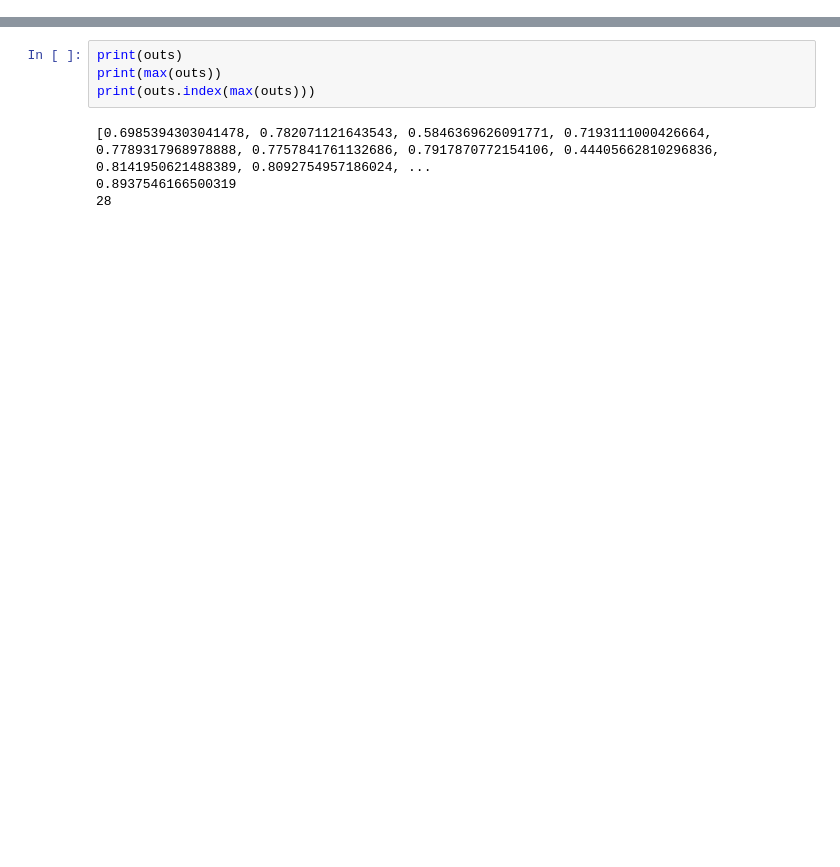
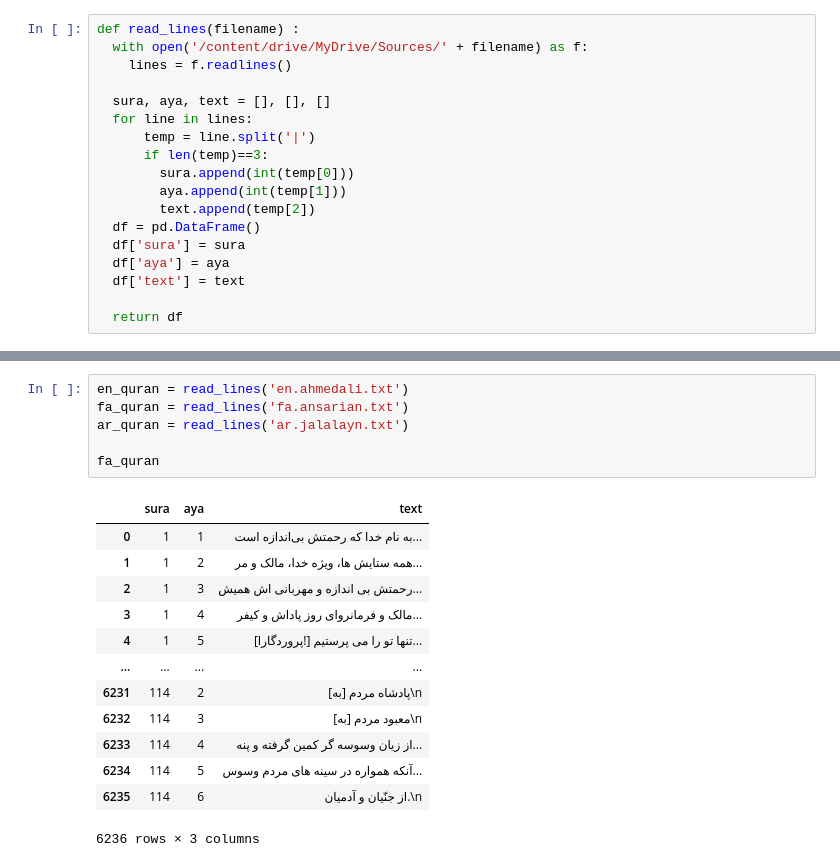
Before and after one commit to elnazrahmati/NLP_course, a Jupyter notebook: HW_3/EmbeddingTransform.ipynb, the cells around one changed output, grey strips where cells are left out. Cells and saved outputs as stored; diff of their text form; blank space fills up the shorter version.

```diff
--- a/HW_3/EmbeddingTransform.ipynb
+++ b/HW_3/EmbeddingTransform.ipynb
@@ -147,2 +189,20 @@ model = torch.load('/content/drive/MyDrive/transform.pt', map_location=torch.dev
+# %%
+def read_lines(filename) :
+  with open('/content/drive/MyDrive/Sources/' + filename) as f:
+    lines = f.readlines()
+
+  sura, aya, text = [], [], []
+  for line in lines:
+      temp = line.split('|')
+      if len(temp)==3:
+        sura.append(int(temp[0]))
+        aya.append(int(temp[1]))
+        text.append(temp[2])
+  df = pd.DataFrame()
+  df['sura'] = sura
+  df['aya'] = aya
+  df['text'] = text
+
+  return df
 # %%
 from sklearn.preprocessing import normalize
@@ -157,8 +230,20 @@ for i in range(30) :
-# %%
-print(outs)
-print(max(outs))
-print(outs.index(max(outs)))
-# %% [output]
-[0.6985394303041478, 0.782071121643543, 0.5846369626091771, 0.7193111000426664, 0.7789317968978888, 0.7757841761132686, 0.7917870772154106, 0.44405662810296836, 0.8141950621488389, 0.8092754957186024, ...
-0.8937546166500319
-28
+# %%
+en_quran = read_lines('en.ahmedali.txt')
+fa_quran = read_lines('fa.ansarian.txt')
+ar_quran = read_lines('ar.jalalayn.txt')
+
+fa_quran
+# %% [output]
+|  | sura | aya | text |
+| 0 | 1 | 1 | به نام خدا که رحمتش بی‌اندازه است... |
+| 1 | 1 | 2 | همه ستایش ها، ویژه خدا، مالک و مر... |
+| 2 | 1 | 3 | رحمتش بی اندازه و مهربانی اش همیش... |
+| 3 | 1 | 4 | مالک و فرمانروای روز پاداش و کیفر... |
+| 4 | 1 | 5 | [پروردگارا!] تنها تو را می پرستیم... |
+| ... | ... | ... | ... |
+| 6231 | 114 | 2 | [به] پادشاه مردم\n |
+| 6232 | 114 | 3 | [به] معبود مردم\n |
+| 6233 | 114 | 4 | از زیان وسوسه گر کمین گرفته و پنه... |
+| 6234 | 114 | 5 | آنکه همواره در سینه های مردم وسوس... |
+| 6235 | 114 | 6 | از جنّیان و آدمیان.\n |
+6236 rows × 3 columns
```
Also changed, not shown: parts of 20 cells of this notebook.
